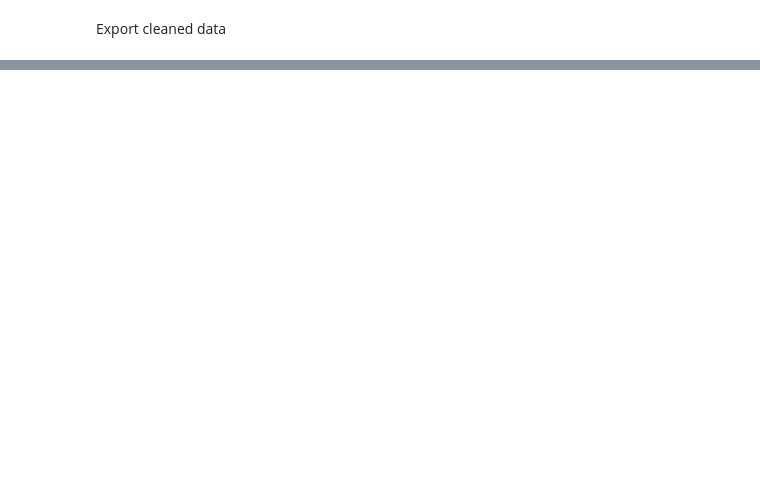
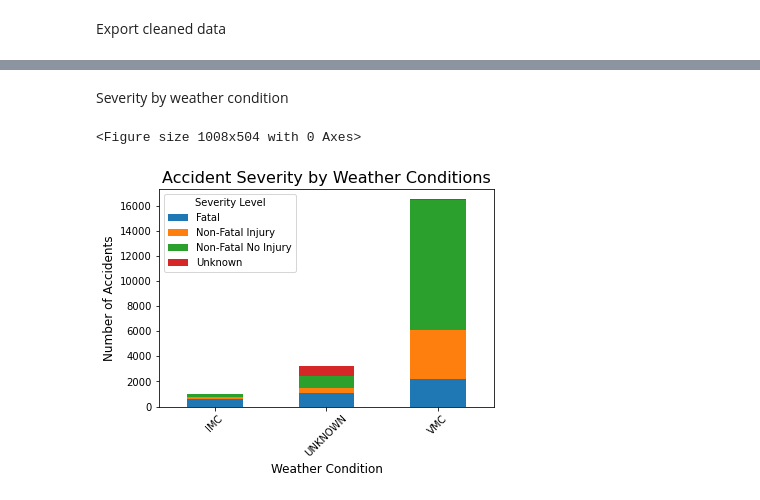
Before and after one commit to danielowuor/phase1project, a Jupyter notebook: project.ipynb, the cells around one changed output, grey strips where cells are left out. Cells and saved outputs as stored; diff of their text form; code cells hidden in the pictures; blank space fills up the shorter version.

```diff
--- a/project.ipynb
+++ b/project.ipynb
@@ -249,0 +360,19 @@ df_clean.to_csv('aviation_data_cleaned.csv', index=False)
+# %% [markdown]
+Severity by weather condition
+# %%
+weather_counts = df_clean['Weather.Condition'].value_counts().head(5)
+weather_data = df_clean[df_clean['Weather.Condition'].isin(weather_counts.index)]
+
+weather_severity = weather_data.groupby(['Weather.Condition', 'Severity.Category']).size().unstack().fillna(0)
+
+plt.figure(figsize=(14, 7))
+weather_severity.plot(kind='bar', stacked=True)
+plt.title('Accident Severity by Weather Conditions', fontsize=16)
+plt.xlabel('Weather Condition', fontsize=12)
+plt.ylabel('Number of Accidents', fontsize=12)
+plt.legend(title='Severity Level')
+plt.xticks(rotation=45)
+plt.show()
+# %% [output]
+<Figure size 1008x504 with 0 Axes>
+[figure, added]
```
Also changed, not shown: parts of 24 cells of this notebook.
